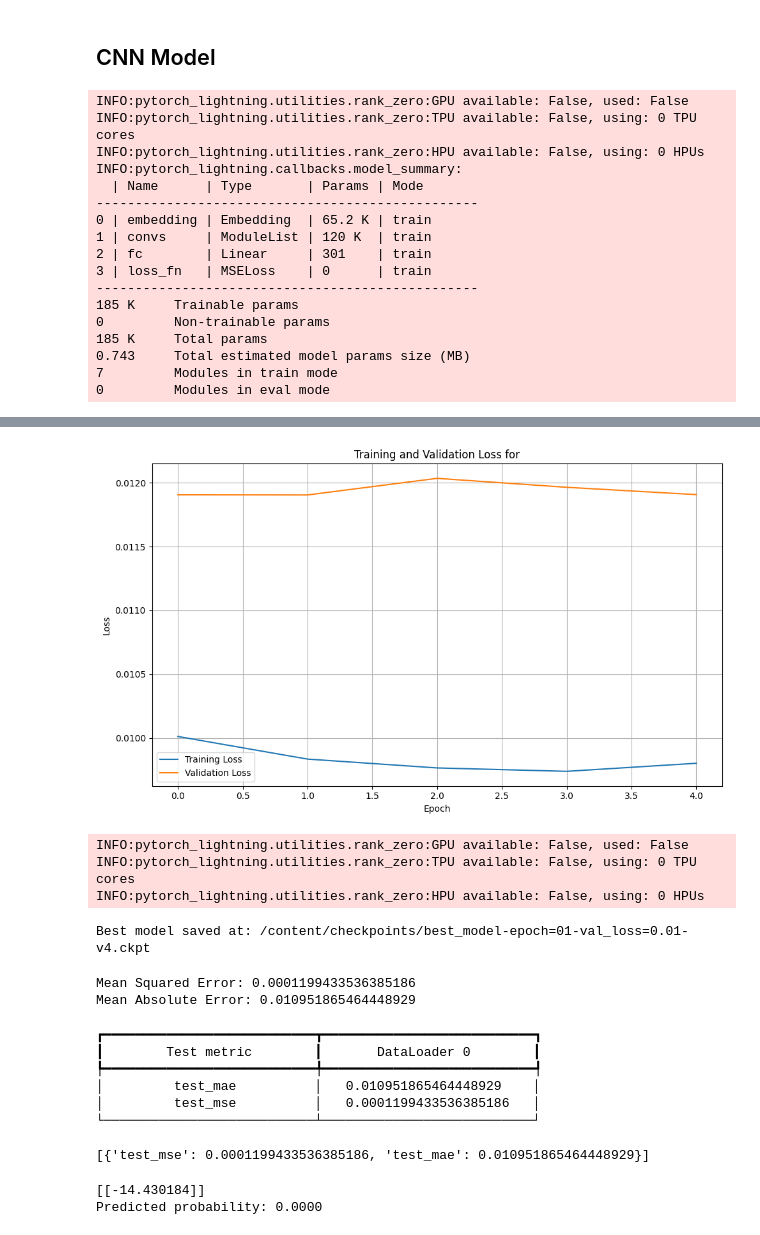
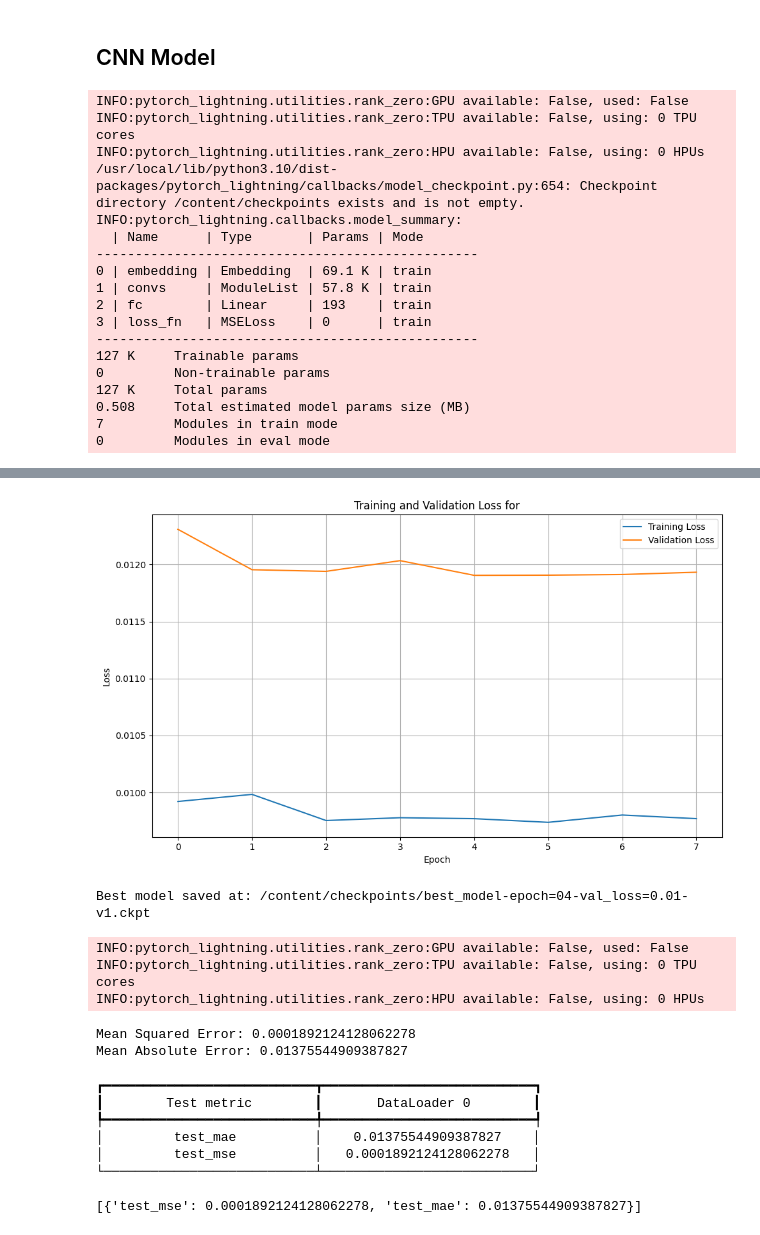
Before and after one commit to santiagoviteri01/mmia_nlp_final_project, a Jupyter notebook: main.ipynb, the cells around one changed output, grey strips where cells are left out. Saved outputs shown, nothing was run; the diff lists cells and outputs as text; code cells hidden in the pictures.

```diff
--- a/main.ipynb
+++ b/main.ipynb
@@ -938,7 +941,7 @@ from pytorch_lightning import Trainer
 from pytorch_lightning.loggers import CSVLogger
 from pytorch_lightning.callbacks import ModelCheckpoint, EarlyStopping
 
-cnn_model=CNNTextClassifier(vocab_size=len(vocab), embed_dim=100, num_filters=100, filter_sizes=[3, 4, 5], output_dim=1)
+cnn_model=CNNTextClassifier(vocab_size=len(vocab), embed_dim=100, num_filters=64, filter_sizes=[3, 3, 3], output_dim=1)
 # Setup logger
 logger = CSVLogger(save_dir="logs", name="cnn_model")
 
@@ -975,17 +978,18 @@ load_and_plot_metrics(trainer.logger.log_dir)
 INFO:pytorch_lightning.utilities.rank_zero:GPU available: False, used: False
 INFO:pytorch_lightning.utilities.rank_zero:TPU available: False, using: 0 TPU cores
 INFO:pytorch_lightning.utilities.rank_zero:HPU available: False, using: 0 HPUs
+/usr/local/lib/python3.10/dist-packages/pytorch_lightning/callbacks/model_checkpoint.py:654: Checkpoint directory /content/checkpoints exists and is not empty.
 INFO:pytorch_lightning.callbacks.model_summary:
   | Name      | Type       | Params | Mode
 -------------------------------------------------
-0 | embedding | Embedding  | 65.2 K | train
-1 | convs     | ModuleList | 120 K  | train
-2 | fc        | Linear     | 301    | train
+0 | embedding | Embedding  | 69.1 K | train
+1 | convs     | ModuleList | 57.8 K | train
+2 | fc        | Linear     | 193    | train
 3 | loss_fn   | MSELoss    | 0      | train
 -------------------------------------------------
-185 K     Trainable params
+127 K     Trainable params
 0         Non-trainable params
-185 K     Total params
-0.743     Total estimated model params size (MB)
+127 K     Total params
+0.508     Total estimated model params size (MB)
 7         Modules in train mode
 0         Modules in eval mode
@@ -992,9 +997,9 @@ INFO:pytorch_lightning.callbacks.model_summary:
-[figure, old version]
+[figure, new version]
 # %%
 best_model_path = checkpoint_callback.best_model_path
 print(f"Best model saved at: {best_model_path}")
 # Re-instantiate the model class (with the same architecture as before)
-cnn_model = CNNTextClassifier.load_from_checkpoint(best_model_path, vocab_size=len(vocab), embed_dim=100, num_filters=100, filter_sizes=[3, 4, 5], output_dim=1)
+cnn_model = CNNTextClassifier.load_from_checkpoint(best_model_path, vocab_size=len(vocab), embed_dim=100, num_filters=64, filter_sizes=[3, 3, 3], output_dim=1)
 # Setup logger (in case you want to log the test results too)
 logger = CSVLogger(save_dir="logs", name="cnn_model")
 # Setup Trainer for evaluation (you can use a reduced number of devices for testing)
@@ -1002,25 +1007,16 @@ trainer = Trainer(logger=logger, devices=1 if torch.cuda.is_available() else "au
 # Run the model on the test set
 trainer.test(cnn_model, datamodule=data_module)
 # %% [output]
-INFO:pytorch_lightning.utilities.rank_zero:GPU available: False, used: False
-INFO:pytorch_lightning.utilities.rank_zero:TPU available: False, using: 0 TPU cores
-INFO:pytorch_lightning.utilities.rank_zero:HPU available: False, using: 0 HPUs
+Best model saved at: /content/checkpoints/best_model-epoch=04-val_loss=0.01-v1.ckpt
-Best model saved at: /content/checkpoints/best_model-epoch=01-val_loss=0.01-v4.ckpt
+INFO:pytorch_lightning.utilities.rank_zero:GPU available: False, used: False
+INFO:pytorch_lightning.utilities.rank_zero:TPU available: False, using: 0 TPU cores
+INFO:pytorch_lightning.utilities.rank_zero:HPU available: False, using: 0 HPUs
-Mean Squared Error: 0.0001199433536385186
-Mean Absolute Error: 0.010951865464448929
+Mean Squared Error: 0.0001892124128062278
+Mean Absolute Error: 0.01375544909387827
 ┏━━━━━━━━━━━━━━━━━━━━━━━━━━━┳━━━━━━━━━━━━━━━━━━━━━━━━━━━┓
 ┃        Test metric        ┃       DataLoader 0        ┃
 ┡━━━━━━━━━━━━━━━━━━━━━━━━━━━╇━━━━━━━━━━━━━━━━━━━━━━━━━━━┩
-│         test_mae          │   0.010951865464448929    │
-│         test_mse          │   0.0001199433536385186   │
+│         test_mae          │    0.01375544909387827    │
+│         test_mse          │   0.0001892124128062278   │
 └───────────────────────────┴───────────────────────────┘
-[{'test_mse': 0.0001199433536385186, 'test_mae': 0.010951865464448929}]
+[{'test_mse': 0.0001892124128062278, 'test_mae': 0.01375544909387827}]
-# %%
-# Assuming you have a trained RNN model, a vocab dictionary, and optionally a scaler
-phrase ="Charlton Athletic mutually agreed to cancel the player's contract."
-#"Manchester City completed a season-long loan deal with Crewe Alexandra."
-predicted_prob = predict_probability(cnn_model, phrase, vocab)
-print(f"Predicted probability: {predicted_prob:.4f}")
-# %% [output]
-[[-14.430184]]
-Predicted probability: 0.0000
```
Also changed, not shown: parts of 25 cells of this notebook.
